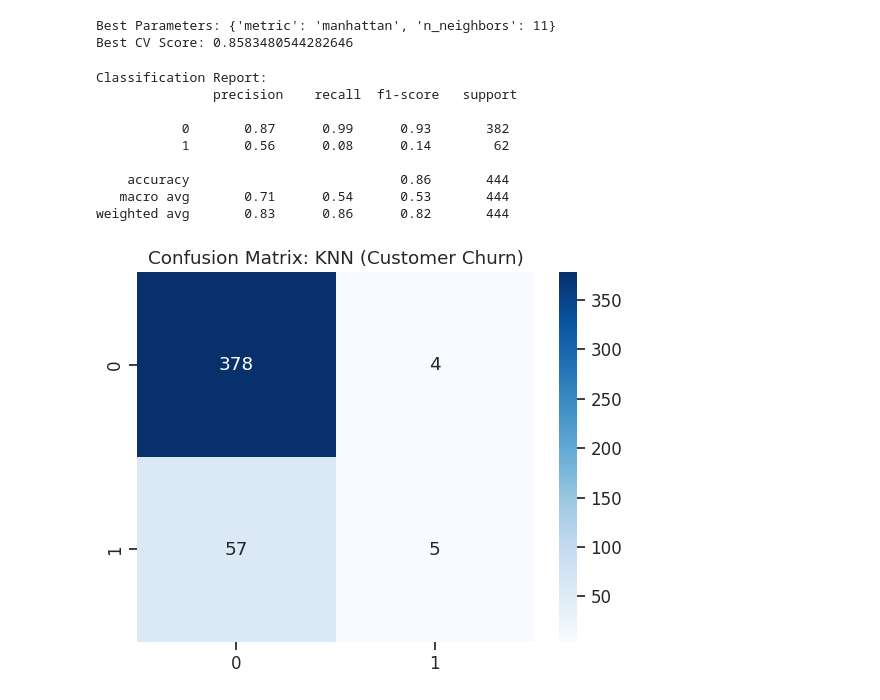
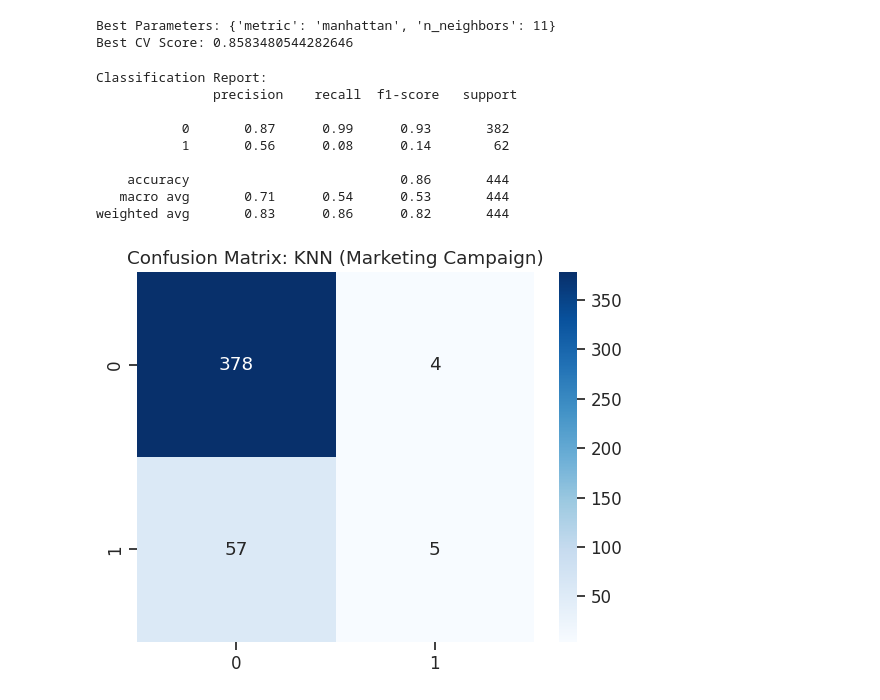
Before and after one commit to paumar2/Capstone-Customer-Churn-BU, a Jupyter notebook: week8_knn_notebook.ipynb, the cells around one changed output. Cells and saved outputs as stored; diff of their text form; code cells hidden in the pictures.

```diff
--- a/week8_knn_notebook.ipynb
+++ b/week8_knn_notebook.ipynb
@@ -148,17 +148,17 @@ Best CV Score: 0.8583480544282646
 # %%
 y_pred = knn_cv.predict(X_test)
 print("\nClassification Report:\n", classification_report(y_test, y_pred))
 sns.heatmap(confusion_matrix(y_test, y_pred), annot=True, cmap='Blues', fmt='g')
-plt.title("Confusion Matrix: KNN (Customer Churn)")
+plt.title("Confusion Matrix: KNN (Marketing Campaign)")
 plt.show()
 # %% [output]
 Classification Report:
                precision    recall  f1-score   support
 
            0       0.87      0.99      0.93       382
            1       0.56      0.08      0.14        62
 
     accuracy                           0.86       444
    macro avg       0.71      0.54      0.53       444
 weighted avg       0.83      0.86      0.82       444
-[figure, old version]
+[figure, new version]
```
Also changed, not shown: parts of 1 cell of this notebook.
